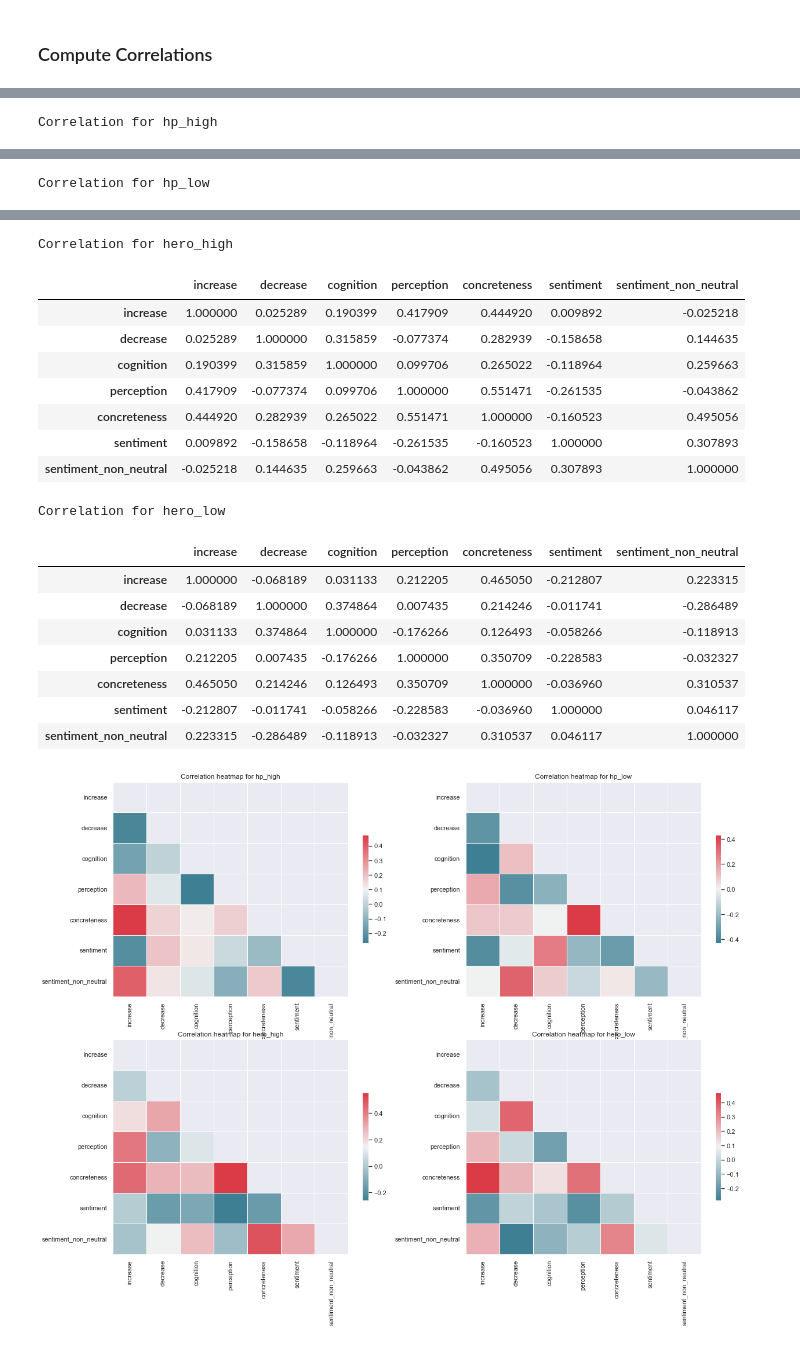
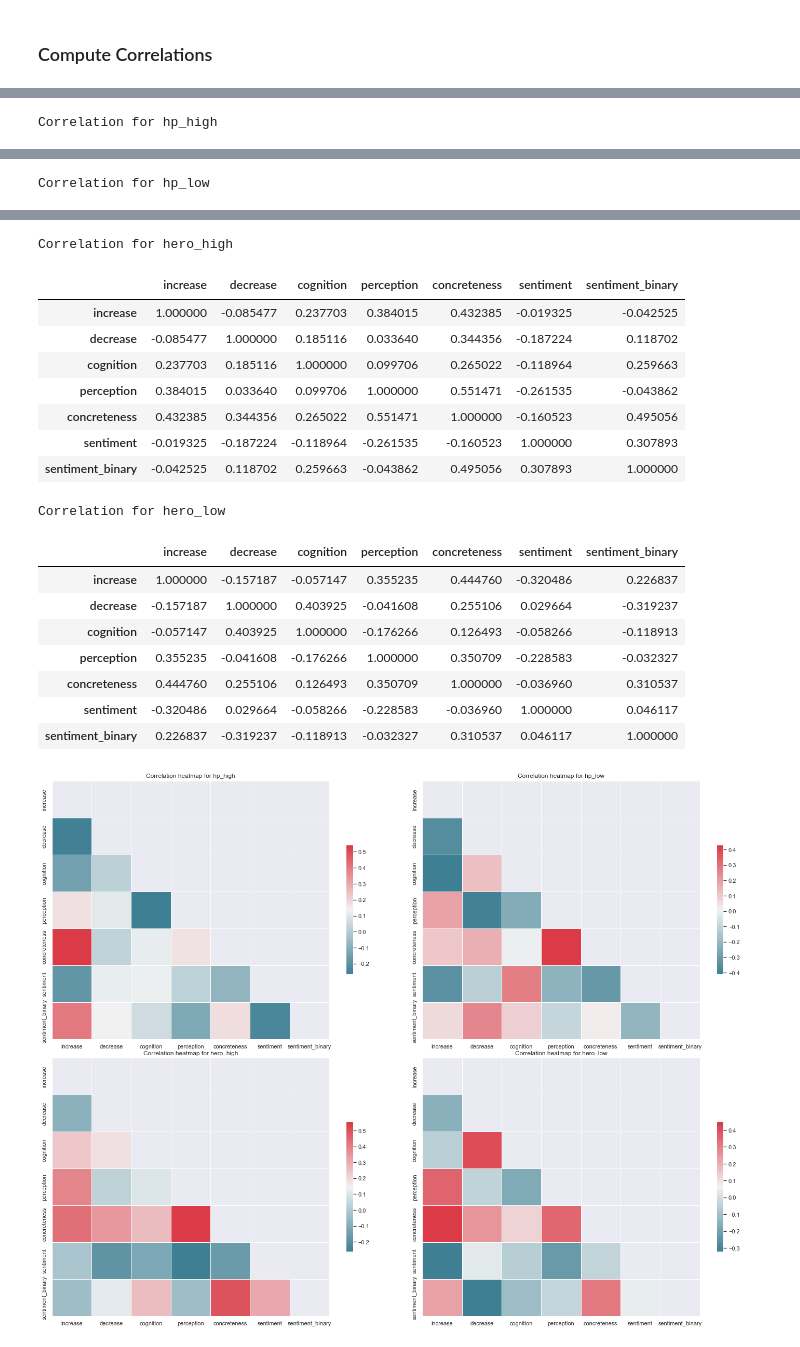
Before and after one commit to kelseyneis/narrative_transportation, a Jupyter notebook: survey_response.ipynb, the cells around one changed output, grey strips where cells are left out. Saved outputs shown, nothing was run; the diff lists cells and outputs as text; code cells hidden in the pictures.

```diff
--- a/survey_response.ipynb
+++ b/survey_response.ipynb
@@ -59,8 +74,8 @@ def get_highlight_text(sent, bool_array):
 def show_highlight_results(storyName, sentences, data):
    column_inc = f"highlight_{storyName}_1"
    column_dec = f"highlight_{storyName}_2"
-   y1 = group_highlights(sentences, data[column_inc])
-   y2 = group_highlights(sentences, data[column_dec])
+   y1 = group_highlights(sentences, data[column_inc], data['aphantasia_check'])
+   y2 = group_highlights(sentences, data[column_dec], data['aphantasia_check'])
 
    return (y1, y2)
 # %%
@@ -155,3 +170,25 @@ plt.show()
 questions = pd.read_csv('survey_responses.csv')[0:1]
 # %%
 scale_questions = ['emotional_affect', 'forgetting_surroundings', 'distracted', 'characters_alive', 'mental_imagery']
+# %%
+def compute_transportation(story):
+   ratings = []
+   scale = ['Strongly disagree', 'Slightly disagree', 'Neutral', 'Slightly agree', 'Strongly agree']
+   ratings.append(np.round(np.mean(list(map(lambda x: scale.index(x), data[f'rate_{story}_1']))), 2))
+   ratings.append(np.round(np.mean(list(map(lambda x: scale.index(x), data[f'rate_{story}_2']))), 2))
+   ratings.append(np.round(np.mean(list(map(lambda x: scale.index(x), data[f'rate_{story}_3']))), 2))
+   ratings.append(np.round(np.mean(list(map(lambda x: scale.index(x), data[f'rate_{story}_4']))), 2))
+   ratings.append(np.round(np.mean(list(map(lambda x: scale.index(x), data[f'rate_{story}_5']))), 2))
+   score = ratings[0] + ratings[1] - ratings[2] + ratings[3] + ratings[4]
+   return (score, ratings)
+# %%
+# highest possible score: 16
+transportation_scores = dict(zip(all_stories, np.zeros(len(all_stories))))
+transportation_ratings = dict(zip(all_stories, np.zeros(len(all_stories))))
+transportation_ratings_human = dict(zip(all_stories, np.zeros(len(all_stories))))
+
+for story in all_stories:
+   transportation_scores[story], transportation_ratings[story] = compute_transportation(story)
+   transportation_ratings_human[story] = pd.DataFrame(dict(zip(scale_questions, transportation_ratings[story])).items(), columns=['Question', 'Rating'])
+   print(f'Transportation score for {story}: {np.round(transportation_scores[story], 2)}, average ratings:')
+   display(transportation_ratings_human[story])
@@ -196,7 +262,7 @@ for story in all_stories:
    sentence_counts[story]['perception'] = list(liwc[liwc['Filename'] == f'{story}.txt']['Perception'])
    sentence_counts[story]['concreteness'] = list(map(get_concreteness_scores, sentences[story]))
    sentence_counts[story]['sentiment'] = list(sentiment[story])
-   sentence_counts[story]['sentiment_non_neutral'] = list(map(lambda x: 1 if abs(x) > 0 else 0, (sentiment[story])))
+   sentence_counts[story]['sentiment_binary'] = list(map(lambda x: 1 if abs(x) > 0 else 0, (sentiment[story])))
    pairplot_df[story] = sentence_counts[story].drop('sentence', axis=1)
 # %% [markdown]
 <img src="perception.png" width="50%" height="50%">
@@ -222,6 +288,7 @@ corr = dict(zip(all_stories, np.zeros(len(all_stories))))
 f, ax = plt.subplots(2, 2)
 count = 0
 axes = [[0, 0], [0, 1], [1, 0], [1, 1]]
+f.tight_layout()
 
 for story in all_stories:
     ax1 = axes[count][0]
@@ -273,19 +340,19 @@ Correlation for hp_low
 Correlation for hero_high
-|  | increase | decrease | cognition | perception | concreteness | sentiment | sentiment_non_neutral |
-| increase | 1.000000 | 0.025289 | 0.190399 | 0.417909 | 0.444920 | 0.009892 | -0.025218 |
-| decrease | 0.025289 | 1.000000 | 0.315859 | -0.077374 | 0.282939 | -0.158658 | 0.144635 |
-| cognition | 0.190399 | 0.315859 | 1.000000 | 0.099706 | 0.265022 | -0.118964 | 0.259663 |
-| perception | 0.417909 | -0.077374 | 0.099706 | 1.000000 | 0.551471 | -0.261535 | -0.043862 |
-| concreteness | 0.444920 | 0.282939 | 0.265022 | 0.551471 | 1.000000 | -0.160523 | 0.495056 |
-| sentiment | 0.009892 | -0.158658 | -0.118964 | -0.261535 | -0.160523 | 1.000000 | 0.307893 |
-| sentiment_non_neutral | -0.025218 | 0.144635 | 0.259663 | -0.043862 | 0.495056 | 0.307893 | 1.000000 |
+|  | increase | decrease | cognition | perception | concreteness | sentiment | sentiment_binary |
+| increase | 1.000000 | -0.085477 | 0.237703 | 0.384015 | 0.432385 | -0.019325 | -0.042525 |
+| decrease | -0.085477 | 1.000000 | 0.185116 | 0.033640 | 0.344356 | -0.187224 | 0.118702 |
+| cognition | 0.237703 | 0.185116 | 1.000000 | 0.099706 | 0.265022 | -0.118964 | 0.259663 |
+| perception | 0.384015 | 0.033640 | 0.099706 | 1.000000 | 0.551471 | -0.261535 | -0.043862 |
+| concreteness | 0.432385 | 0.344356 | 0.265022 | 0.551471 | 1.000000 | -0.160523 | 0.495056 |
+| sentiment | -0.019325 | -0.187224 | -0.118964 | -0.261535 | -0.160523 | 1.000000 | 0.307893 |
+| sentiment_binary | -0.042525 | 0.118702 | 0.259663 | -0.043862 | 0.495056 | 0.307893 | 1.000000 |
 Correlation for hero_low
-|  | increase | decrease | cognition | perception | concreteness | sentiment | sentiment_non_neutral |
-| increase | 1.000000 | -0.068189 | 0.031133 | 0.212205 | 0.465050 | -0.212807 | 0.223315 |
-| decrease | -0.068189 | 1.000000 | 0.374864 | 0.007435 | 0.214246 | -0.011741 | -0.286489 |
-| cognition | 0.031133 | 0.374864 | 1.000000 | -0.176266 | 0.126493 | -0.058266 | -0.118913 |
-| perception | 0.212205 | 0.007435 | -0.176266 | 1.000000 | 0.350709 | -0.228583 | -0.032327 |
-| concreteness | 0.465050 | 0.214246 | 0.126493 | 0.350709 | 1.000000 | -0.036960 | 0.310537 |
-| sentiment | -0.212807 | -0.011741 | -0.058266 | -0.228583 | -0.036960 | 1.000000 | 0.046117 |
-| sentiment_non_neutral | 0.223315 | -0.286489 | -0.118913 | -0.032327 | 0.310537 | 0.046117 | 1.000000 |
+|  | increase | decrease | cognition | perception | concreteness | sentiment | sentiment_binary |
+| increase | 1.000000 | -0.157187 | -0.057147 | 0.355235 | 0.444760 | -0.320486 | 0.226837 |
+| decrease | -0.157187 | 1.000000 | 0.403925 | -0.041608 | 0.255106 | 0.029664 | -0.319237 |
+| cognition | -0.057147 | 0.403925 | 1.000000 | -0.176266 | 0.126493 | -0.058266 | -0.118913 |
+| perception | 0.355235 | -0.041608 | -0.176266 | 1.000000 | 0.350709 | -0.228583 | -0.032327 |
+| concreteness | 0.444760 | 0.255106 | 0.126493 | 0.350709 | 1.000000 | -0.036960 | 0.310537 |
+| sentiment | -0.320486 | 0.029664 | -0.058266 | -0.228583 | -0.036960 | 1.000000 | 0.046117 |
+| sentiment_binary | 0.226837 | -0.319237 | -0.118913 | -0.032327 | 0.310537 | 0.046117 | 1.000000 |
-[figure, old version]
+[figure, new version]
```
Also changed, not shown: parts of 9 cells of this notebook.
